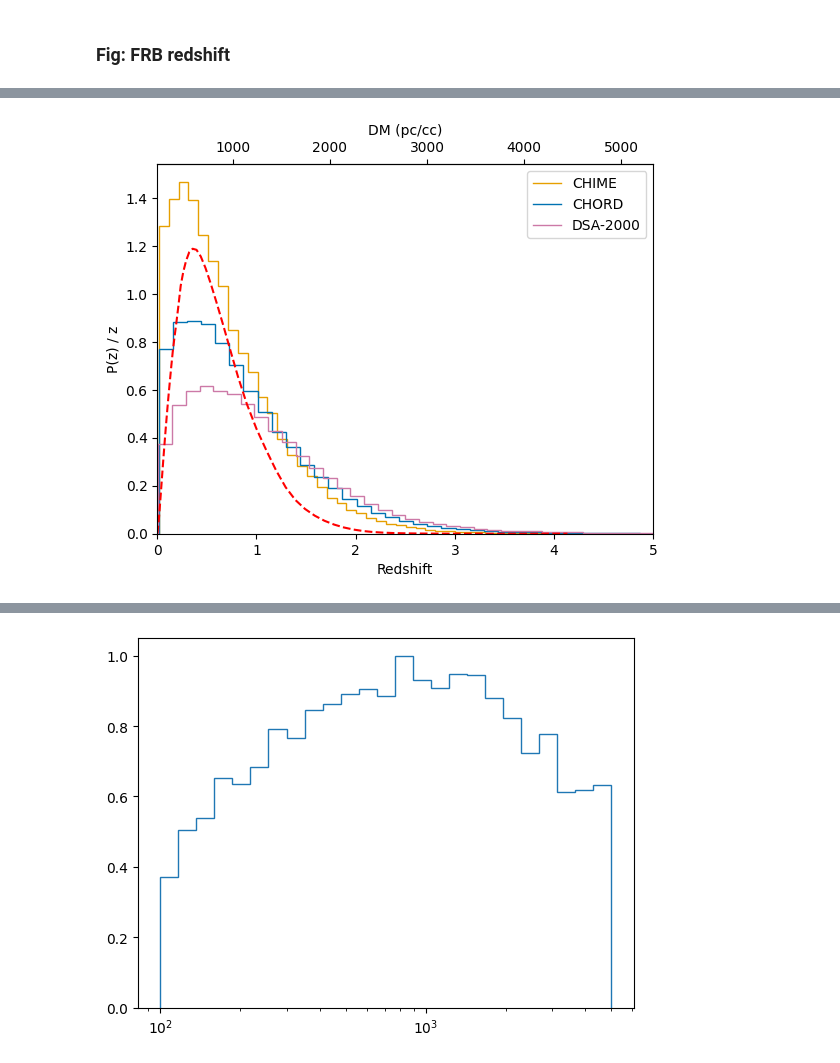
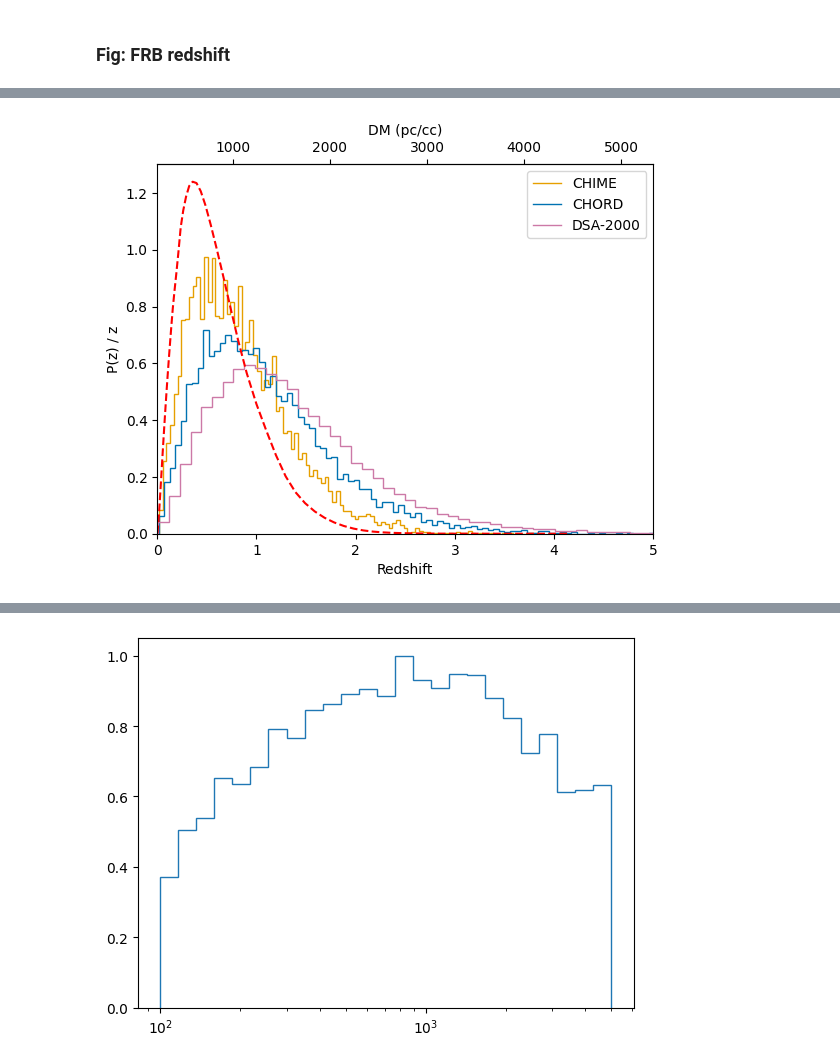
Before and after one commit to danielemichilli/slf, a Jupyter notebook: Gravitational_Lensing.ipynb, the cells around one changed output, grey strips where cells are left out. Cells and saved outputs as stored; diff of their text form; code cells hidden in the pictures.

```diff
--- a/Gravitational_Lensing.ipynb
+++ b/Gravitational_Lensing.ipynb
@@ -998,9 +1038,0 @@ def run_simulation_with_uncert(
-# %%
-telescope_list = ['chime', 'chord', 'dsa2000']
-
-for telescope_name in telescope_list:
-    random_seed = 2911167007
-    rng = default_rng(random_seed)
-
-    telescope = Telescope(name=telescope_name)
-    freq_channels = np.linspace(telescope.v0(), telescope.v1(), n_ch)
@@ -1382,7 +2794,7 @@ chime_z_dist = run_simulation(
     int(1e7),
     telescope_name = 'chime',
     simulate_lensed_frbs = False,
-    return_z_dist = True
+    return_full = True
 )
 
 # CHORD
@@ -1390,7 +2802,7 @@ chord_z_dist = run_simulation(
     int(1e7),
     telescope_name = 'chord',
     simulate_lensed_frbs = False,
-    return_z_dist = True
+    return_full = True
 )
 
 # DSA
@@ -1398,7 +2810,7 @@ dsa_z_dist = run_simulation(
     int(1e7),
     telescope_name = 'dsa2000',
     simulate_lensed_frbs = False,
-    return_z_dist = True
+    return_full = True
 )
 # %%
 f, ax = plt.subplots()
@@ -1416,40 +2828,40 @@ color = (np.array([
 ]) / 255).tolist()
 
 y_hist, bins = np.histogram(chime_z_dist[1], bins=100, density=True)
-y_hist = y_hist / (bins[1:] + bins[:-1]) * 2
+#y_hist = y_hist / (bins[1:] + bins[:-1]) * 2
 ax.stairs(y_hist, bins, color=color[1], label='CHIME')
 
 y_hist, bins = np.histogram(chord_z_dist[1], bins=100, density=True)
-y_hist = y_hist / (bins[1:] + bins[:-1]) * 2
+#y_hist = y_hist / (bins[1:] + bins[:-1]) * 2
 ax.stairs(y_hist, bins, color=color[5], label='CHORD')
 
 y_hist, bins = np.histogram(dsa_z_dist[1], bins=100, density=True)
-y_hist = y_hist / (bins[1:] + bins[:-1]) * 2
+#y_hist = y_hist / (bins[1:] + bins[:-1]) * 2
 ax.stairs(y_hist, bins, color=color[7], label='DSA-2000')
 
 ax.set_xlabel('Redshift')
 ax.set_ylabel('P(z) / z')
 ax.legend()
 
 ax.set_xlim(0, 5)
 
 
 
 z_K, p_K = np.loadtxt('data/P_obs(z).dat', skiprows=4).T
 y = p_K
-plt.plot(z_K, y / (y[:-1]*np.diff(z_K)).sum(), 'r--')
+plt.plot(z_K, y, 'r--') # / (y[:-1]*np.diff(z_K)).sum()
 
 
 # https://www.frontiersin.org/journals/astronomy-and-space-sciences/articles/10.3389/fspas.2024.1371787/full
 #DM = 1021.36 * z + 221.99
 #DM_igm = DM - 100
 ax_t = ax.secondary_xaxis(
     'top',
     functions=(
         lambda z: 1021.36 * z + 221.99,
         lambda DM: (DM - 221.99) / 1021.36,
     )
 )
 _ = ax_t.set_xlabel('DM (pc/cc)')
 # %% [output]
-[figure, old version]
+[figure, new version]
```
Also changed, not shown: parts of 307 cells of this notebook.
